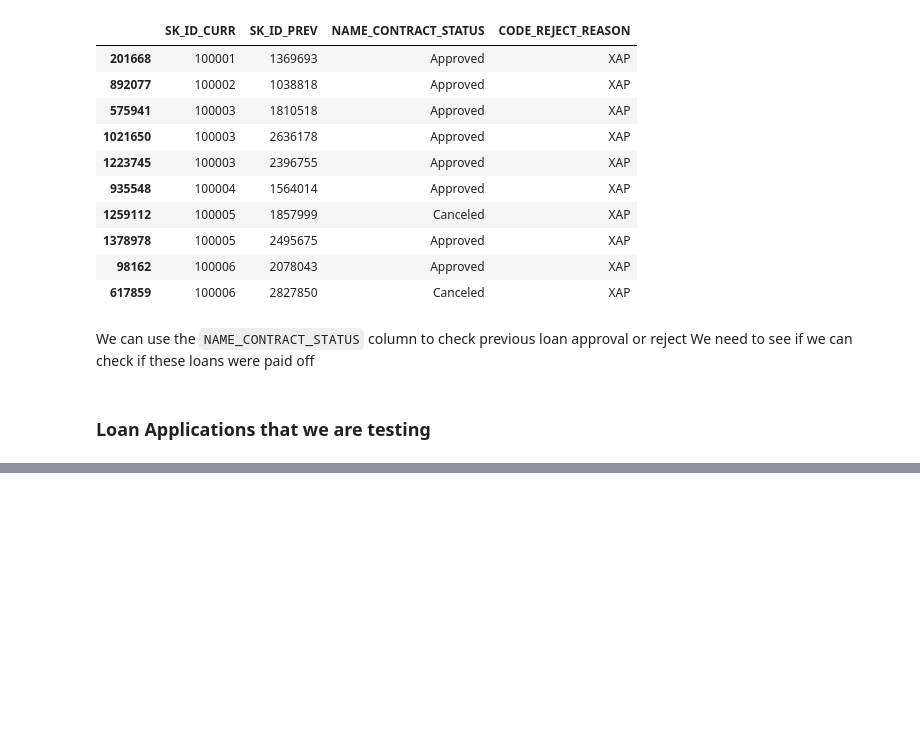
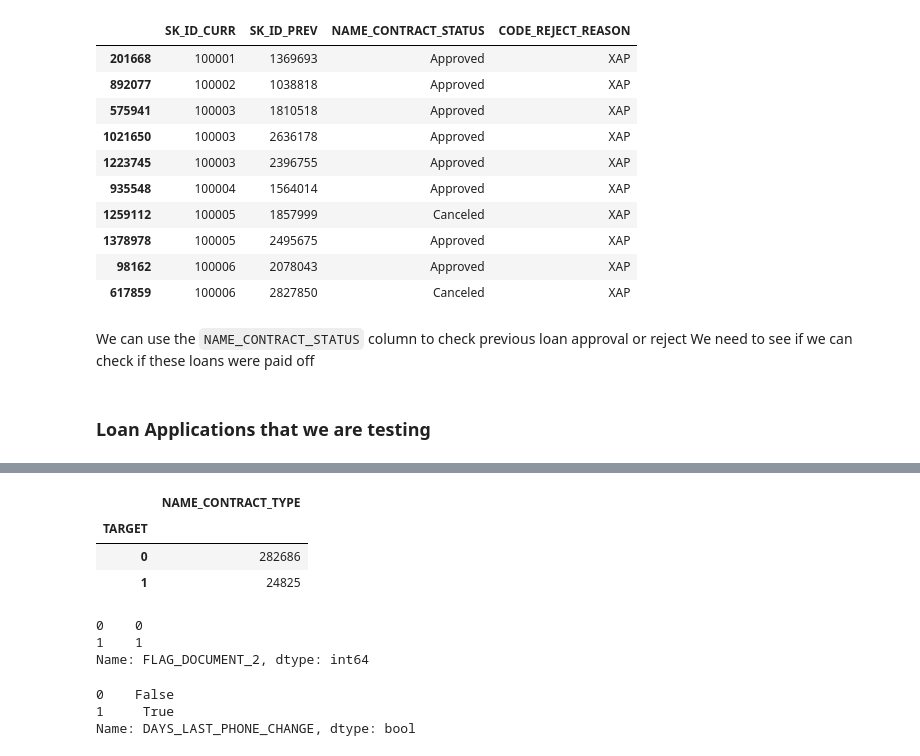
Before and after one commit to odog96/cml-rapids, a Jupyter notebook: First_Exploration.ipynb, the cells around one changed output, grey strips where cells are left out. Cells and saved outputs as stored; diff of their text form; code cells hidden in the pictures; blank space fills up the shorter version.

```diff
--- a/First_Exploration.ipynb
+++ b/First_Exploration.ipynb
@@ -756,10 +752,10 @@ if RAPIDS:
 else:
     traintest_dtypes = pandas_dtypes
 
-train = dd.read_csv('data/application_train.csv',
+train = xd.read_csv('data/application_train.csv',
                     index_col='SK_ID_CURR',
                     dtype=traintest_dtypes)
-test = dd.read_csv('data/application_test.csv',
+test = xd.read_csv('data/application_test.csv',
                     index_col='SK_ID_CURR',
                     dtype=traintest_dtypes)
 # %%
@@ -777,6 +806,19 @@ train.dtypes
 # %%
-train[['TARGET', 'SK_ID_CURR']].groupby('TARGET').count()
+train[['TARGET', 'NAME_CONTRACT_TYPE']].groupby('TARGET').count()
+# %% [output]
+|  | NAME_CONTRACT_TYPE |
+| TARGET |  |
+| 0 | 282686 |
+| 1 | 24825 |
 # %%
 train.FLAG_DOCUMENT_2.unique()
+# %% [output]
+0    0
+1    1
+Name: FLAG_DOCUMENT_2, dtype: int64
 # %%
 train.DAYS_LAST_PHONE_CHANGE.isnull().unique()
+# %% [output]
+0    False
+1     True
+Name: DAYS_LAST_PHONE_CHANGE, dtype: bool
```
Also changed, not shown: parts of 14 cells of this notebook.
